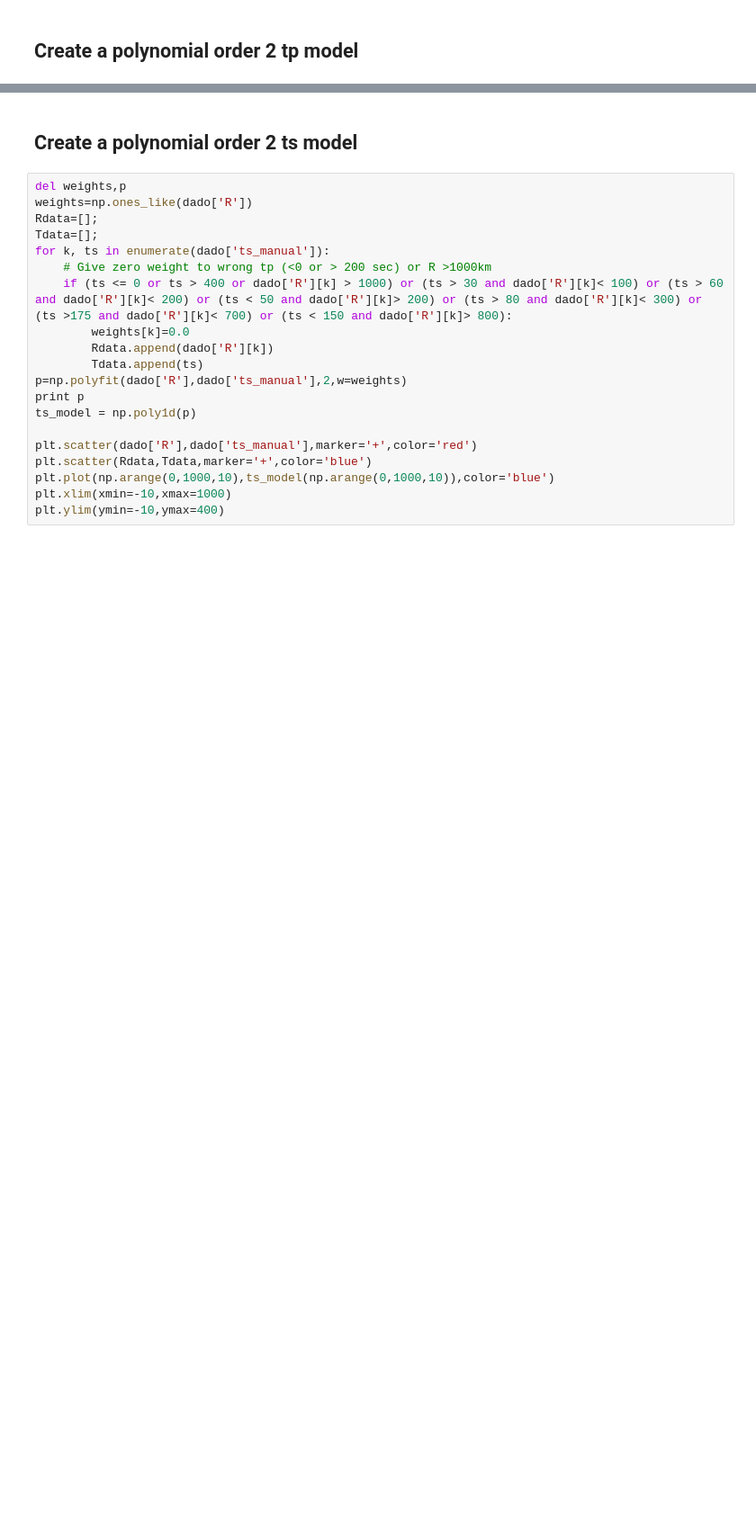
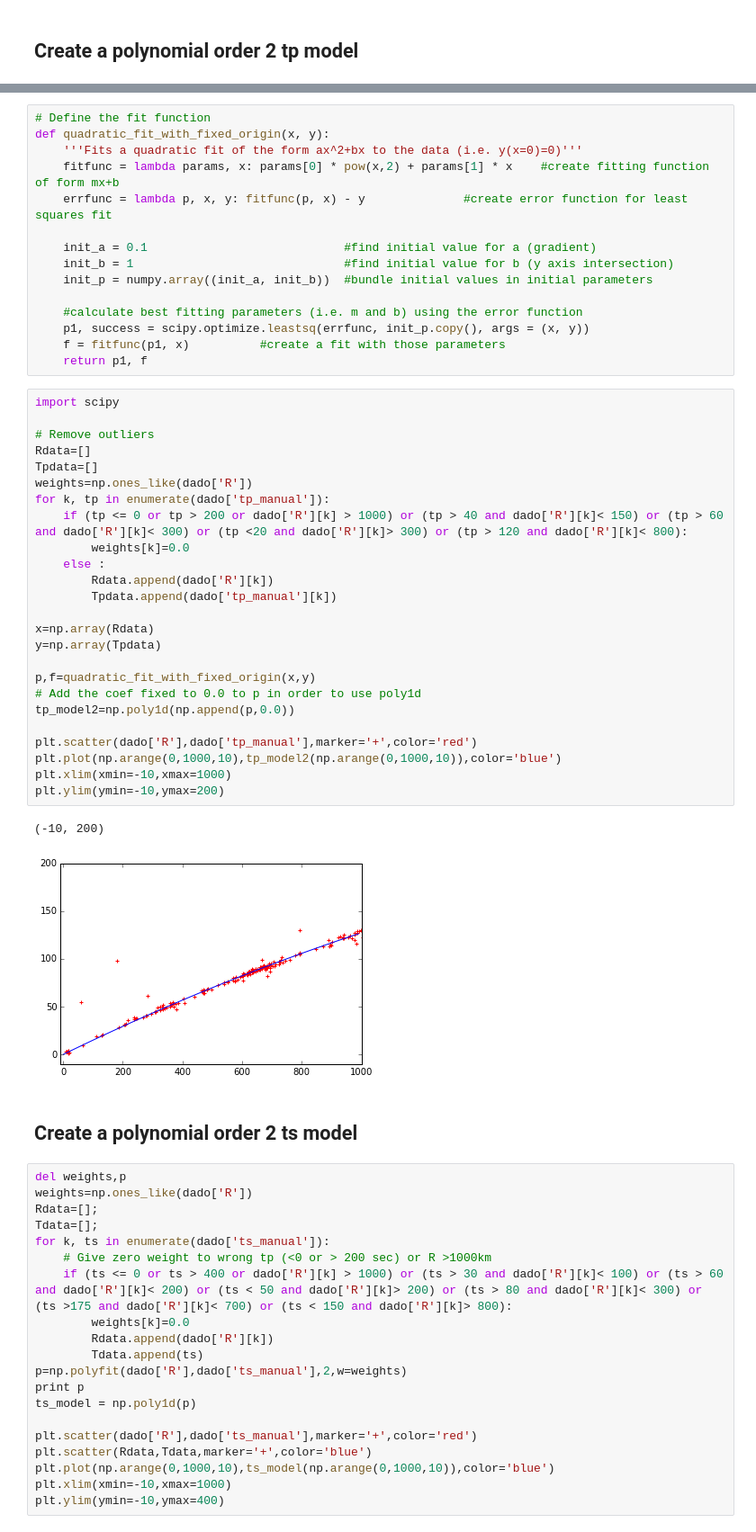
Before and after one commit to stephane-on/Spectral_analysis, a Jupyter notebook: Section_vs_epicentral_distance.ipynb, the cells around one changed output, grey strips where cells are left out. Shown at 90% size. Cells and saved outputs as stored; diff of their text form; blank space fills up the shorter version.

```diff
--- a/Section_vs_epicentral_distance.ipynb
+++ b/Section_vs_epicentral_distance.ipynb
@@ -247,3 +258,46 @@ plt.ylim(ymin=-10,ymax=200)
+# %%
+# Define the fit function
+def quadratic_fit_with_fixed_origin(x, y):
+    '''Fits a quadratic fit of the form ax^2+bx to the data (i.e. y(x=0)=0)'''
+    fitfunc = lambda params, x: params[0] * pow(x,2) + params[1] * x    #create fitting function of form mx+b
+    errfunc = lambda p, x, y: fitfunc(p, x) - y              #create error function for least squares fit
+
+    init_a = 0.1                            #find initial value for a (gradient)
+    init_b = 1                              #find initial value for b (y axis intersection)
+    init_p = numpy.array((init_a, init_b))  #bundle initial values in initial parameters
+
+    #calculate best fitting parameters (i.e. m and b) using the error function
+    p1, success = scipy.optimize.leastsq(errfunc, init_p.copy(), args = (x, y))
+    f = fitfunc(p1, x)          #create a fit with those parameters
+    return p1, f
+# %%
+import scipy
+
+# Remove outliers
+Rdata=[]
+Tpdata=[]
+weights=np.ones_like(dado['R'])
+for k, tp in enumerate(dado['tp_manual']):
+    if (tp <= 0 or tp > 200 or dado['R'][k] > 1000) or (tp > 40 and dado['R'][k]< 150) or (tp > 60 and dado['R'][k]< 300) or (tp <20 and dado['R'][k]> 300) or (tp > 120 and dado['R'][k]< 800):
+        weights[k]=0.0
+    else :
+        Rdata.append(dado['R'][k])
+        Tpdata.append(dado['tp_manual'][k])
+
+x=np.array(Rdata)
+y=np.array(Tpdata)
+
+p,f=quadratic_fit_with_fixed_origin(x,y)
+# Add the coef fixed to 0.0 to p in order to use poly1d
+tp_model2=np.poly1d(np.append(p,0.0))
+
+plt.scatter(dado['R'],dado['tp_manual'],marker='+',color='red')
+plt.plot(np.arange(0,1000,10),tp_model2(np.arange(0,1000,10)),color='blue')
+plt.xlim(xmin=-10,xmax=1000)
+plt.ylim(ymin=-10,ymax=200)
+# %% [output]
+(-10, 200)
+[figure, added]
 # %% [markdown]
 ## Create a polynomial order 2 ts model
 # %%
```
Also changed, not shown: parts of 17 cells of this notebook.
